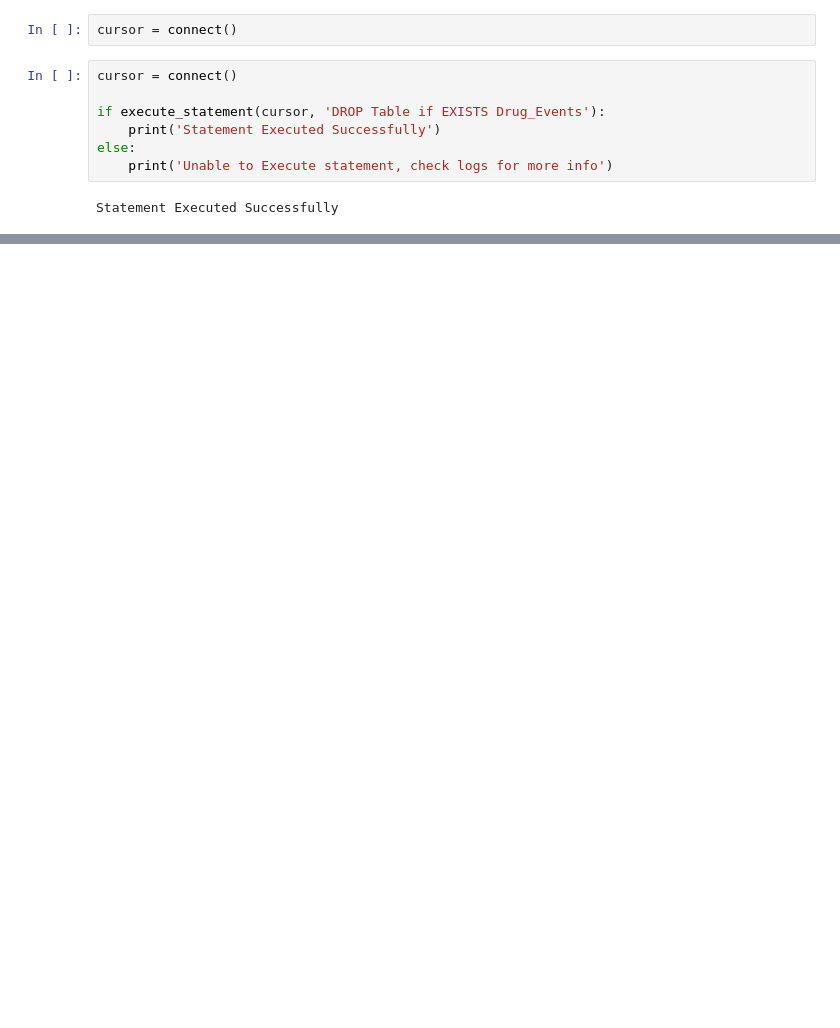
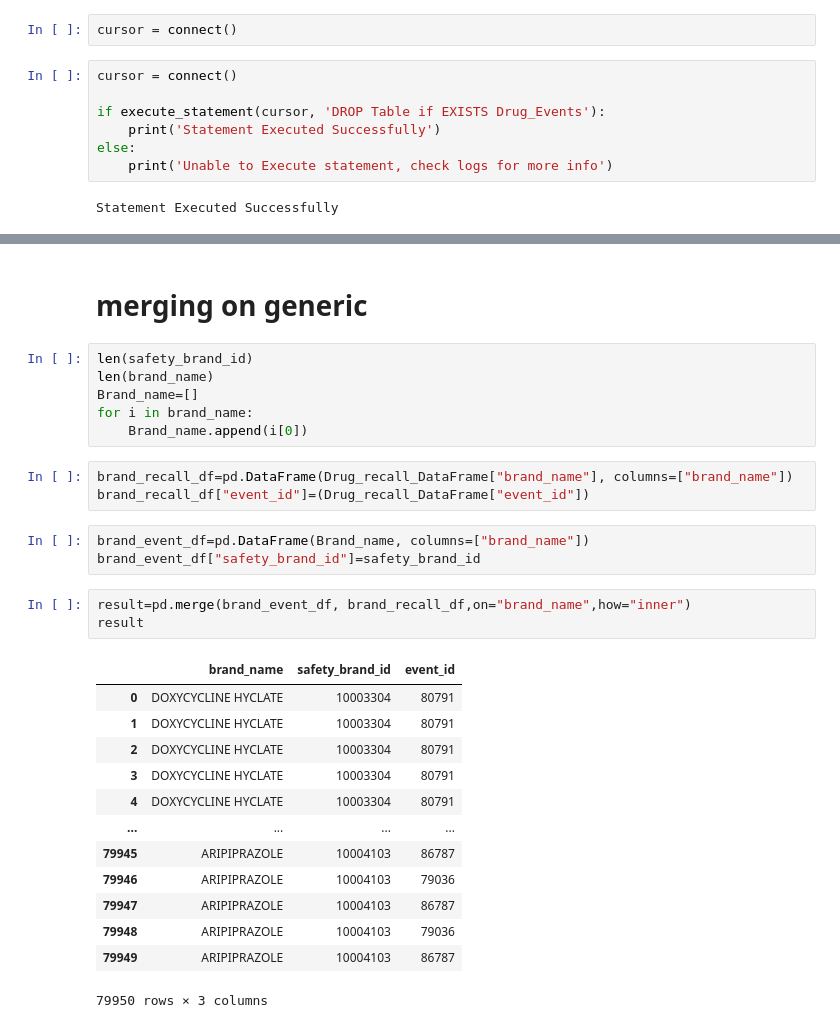
Before and after one commit to PrithviMD/DRUG, a Jupyter notebook: Drug_Events.ipynb, the cells around one changed output, grey strips where cells are left out. Cells and saved outputs as stored; diff of their text form; blank space fills up the shorter version.

Commit message:
common brandnames 79950

```diff
--- a/Drug_Events.ipynb
+++ b/Drug_Events.ipynb
@@ -317,0 +439,31 @@ Name: 0, dtype: object
+# %% [markdown]
+# merging on generic
+# %%
+len(safety_brand_id)
+len(brand_name)
+Brand_name=[]
+for i in brand_name:
+    Brand_name.append(i[0])
+# %%
+brand_recall_df=pd.DataFrame(Drug_recall_DataFrame["brand_name"], columns=["brand_name"])
+brand_recall_df["event_id"]=(Drug_recall_DataFrame["event_id"])
+# %%
+brand_event_df=pd.DataFrame(Brand_name, columns=["brand_name"])
+brand_event_df["safety_brand_id"]=safety_brand_id
+# %%
+result=pd.merge(brand_event_df, brand_recall_df,on="brand_name",how="inner")
+result
+# %% [output]
+|  | brand_name | safety_brand_id | event_id |
+| 0 | DOXYCYCLINE HYCLATE | 10003304 | 80791 |
+| 1 | DOXYCYCLINE HYCLATE | 10003304 | 80791 |
+| 2 | DOXYCYCLINE HYCLATE | 10003304 | 80791 |
+| 3 | DOXYCYCLINE HYCLATE | 10003304 | 80791 |
+| 4 | DOXYCYCLINE HYCLATE | 10003304 | 80791 |
+| ... | ... | ... | ... |
+| 79945 | ARIPIPRAZOLE | 10004103 | 86787 |
+| 79946 | ARIPIPRAZOLE | 10004103 | 79036 |
+| 79947 | ARIPIPRAZOLE | 10004103 | 86787 |
+| 79948 | ARIPIPRAZOLE | 10004103 | 79036 |
+| 79949 | ARIPIPRAZOLE | 10004103 | 86787 |
+79950 rows × 3 columns
```
Also changed, not shown: parts of 50 cells of this notebook.
